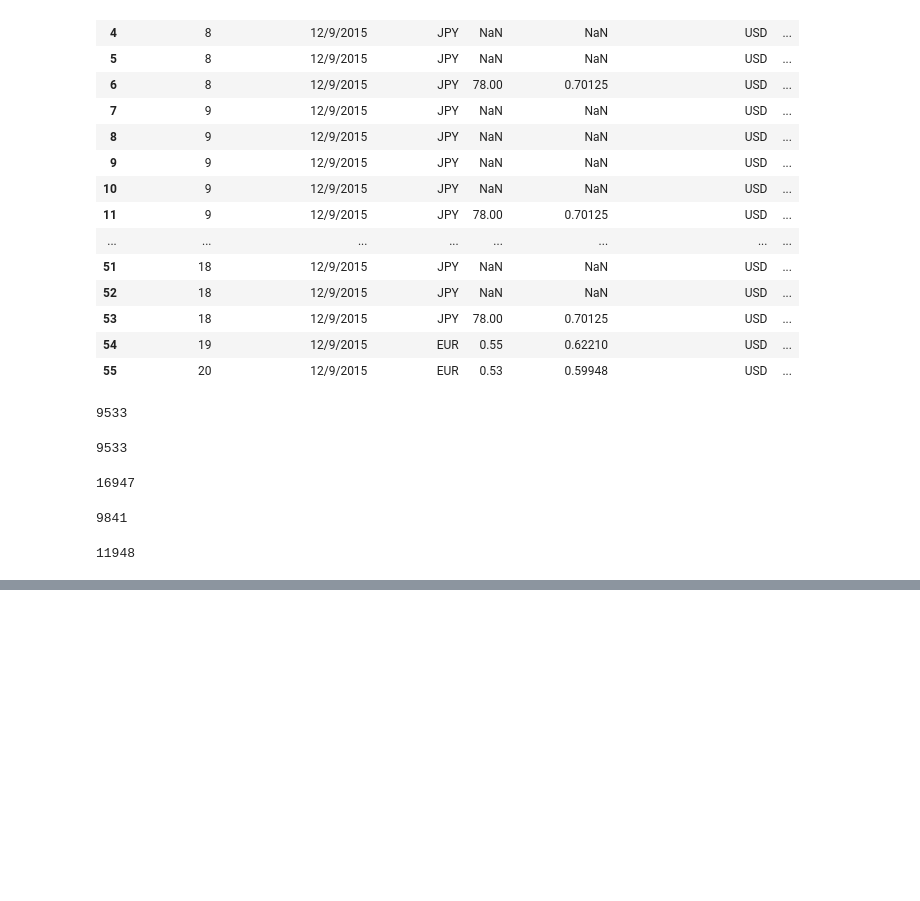
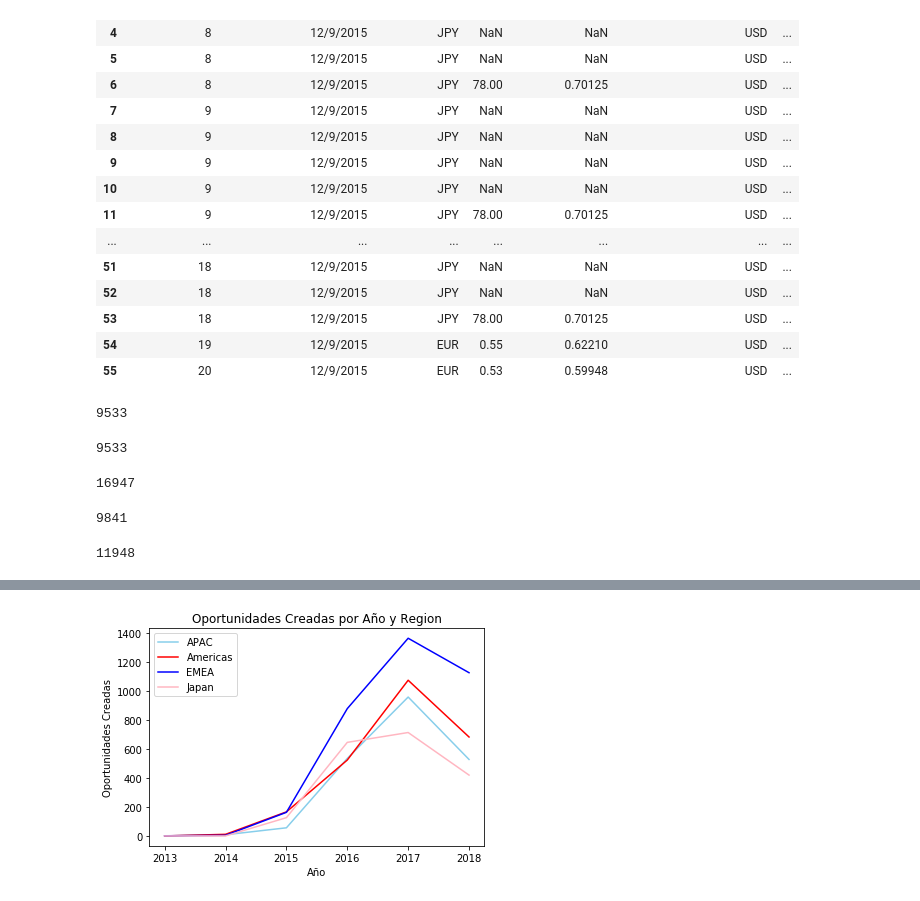
Before and after one commit to RenzoJacinto/TP1-Datos, a Jupyter notebook: cosas.ipynb, the cells around one changed output, grey strips where cells are left out. Drawn from its saved outputs; the diff is of its cells as text; code cells hidden in the pictures; blank space fills up the shorter version.

```diff
--- a/cosas.ipynb
+++ b/cosas.ipynb
@@ -181,0 +398,4 @@ m.save('#292_folium_chloropleth_USA1.html')
+# %%
+opp_per_reg_year = df.groupby(['Year_Created', 'Region']).agg({'Opportunity_ID':'nunique'})
+opp_per_reg_year = opp_per_reg_year.unstack().fillna(0).reset_index()
+opp_per_reg_year
@@ -181,0 +411,3 @@ m.save('#292_folium_chloropleth_USA1.html')
+# %%
+opp_per_reg_year.columns=['Year', 'APAC', 'Americas', 'EMEA', 'Japan', 'Middle East']
+opp_per_reg_year
@@ -181,0 +422,3 @@ m.save('#292_folium_chloropleth_USA1.html')
+# %%
+opp_per_reg_year.EMEA = opp_per_reg_year.EMEA + opp_per_reg_year['Middle East']
+opp_per_reg_year.drop(columns='Middle East')
@@ -181,0 +433,12 @@ m.save('#292_folium_chloropleth_USA1.html')
+# %%
+plt.plot(opp_per_reg_year.Year, opp_per_reg_year.APAC, label='APAC', color = 'skyblue')
+plt.plot(opp_per_reg_year.Year, opp_per_reg_year.Americas, label='Americas', color='Red')
+plt.plot(opp_per_reg_year.Year, opp_per_reg_year.EMEA, label='EMEA', color='blue')
+plt.plot(opp_per_reg_year.Year, opp_per_reg_year.Japan, label='Japan', color='lightpink')
+plt.title('Oportunidades Creadas por Año y Region')
+plt.xlabel('Año')
+plt.ylabel('Oportunidades Creadas')
+plt.legend()
+plt.show()
+# %% [output]
+[figure, added]
```
Also changed, not shown: parts of 19 cells of this notebook.
